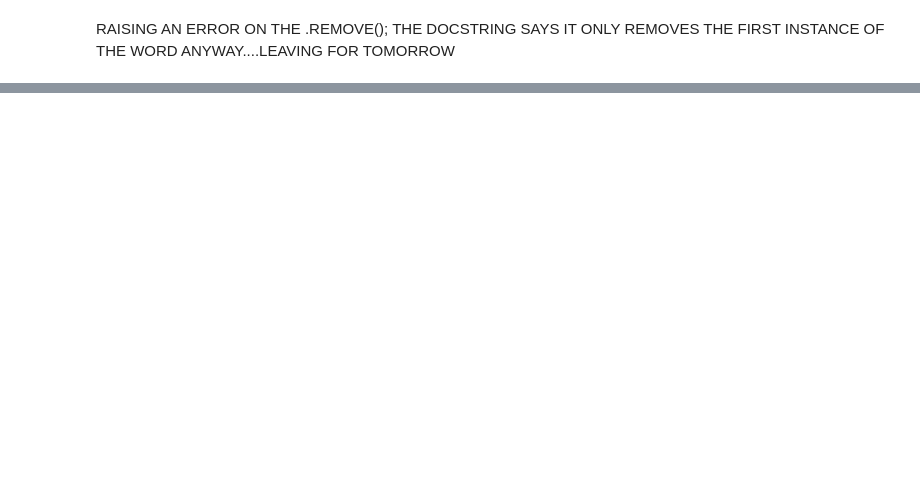
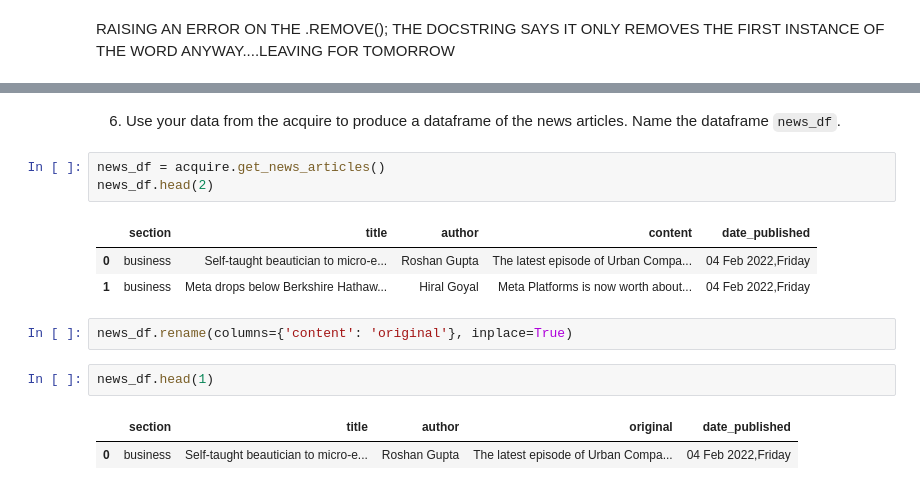
Before and after one commit to brianclements03/nlp, a Jupyter notebook: nlp_prepare_lesson.ipynb, the cells around one changed output, grey strips where cells are left out. Saved outputs shown, nothing was run; the diff lists cells and outputs as text; blank space fills up the shorter version.

```diff
--- a/nlp_prepare_lesson.ipynb
+++ b/nlp_prepare_lesson.ipynb
@@ -536,0 +539,16 @@ ValueError: list.remove(x): x not in list
+# %% [markdown]
+6. Use your data from the acquire to produce a dataframe of the news articles. Name the dataframe `news_df`.
+# %%
+news_df = acquire.get_news_articles()
+news_df.head(2)
+# %% [output]
+|  | section | title | author | content | date_published |
+| 0 | business | Self-taught beautician to micro-e... | Roshan Gupta | The latest episode of Urban Compa... | 04 Feb 2022,Friday |
+| 1 | business | Meta drops below Berkshire Hathaw... | Hiral Goyal | Meta Platforms is now worth about... | 04 Feb 2022,Friday |
+# %%
+news_df.rename(columns={'content': 'original'}, inplace=True)
+# %%
+news_df.head(1)
+# %% [output]
+|  | section | title | author | original | date_published |
+| 0 | business | Self-taught beautician to micro-e... | Roshan Gupta | The latest episode of Urban Compa... | 04 Feb 2022,Friday |
```
Also changed, not shown: parts of 11 cells of this notebook, 2 other files.
